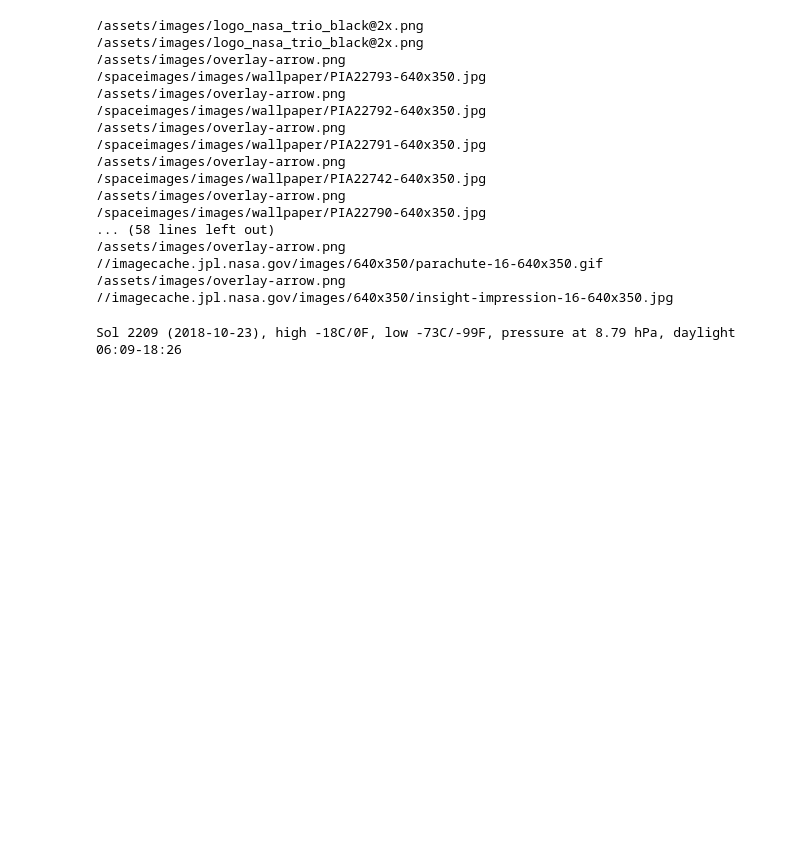
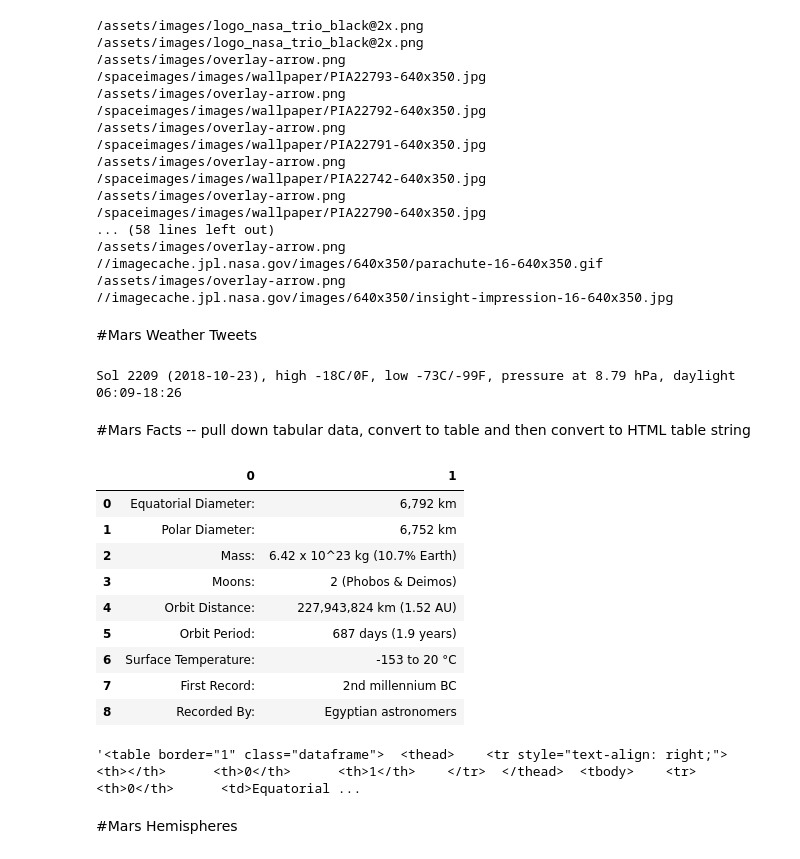
Before and after one commit to MarkovCredit/BootCamp_Spot, a Jupyter notebook: 13_Web_Scraping_Mars/mission_to_mars.ipynb, the cells around one changed output. Saved outputs shown, nothing was run; the diff lists cells and outputs as text; code cells hidden in the pictures; blank space fills up the shorter version.

```diff
--- a/13_Web_Scraping_Mars/mission_to_mars.ipynb
+++ b/13_Web_Scraping_Mars/mission_to_mars.ipynb
@@ -106,6 +107,8 @@ for img in results_2:
 //imagecache.jpl.nasa.gov/images/640x350/parachute-16-640x350.gif
 /assets/images/overlay-arrow.png
 //imagecache.jpl.nasa.gov/images/640x350/insight-impression-16-640x350.jpg
+# %% [markdown]
+#Mars Weather Tweets
 # %%
 twitter_url = 'https://twitter.com/marswxreport?lang=en'
 # %%
@@ -119,3 +122,28 @@ latest_tweet = tweets[0]
 print(latest_tweet)
 # %% [output]
 Sol 2209 (2018-10-23), high -18C/0F, low -73C/-99F, pressure at 8.79 hPa, daylight 06:09-18:26
+# %% [markdown]
+#Mars Facts -- pull down tabular data, convert to table and then convert to HTML table string
+# %%
+mars_f_url = 'https://space-facts.com/mars/'
+tables = pd.read_html(mars_f_url)
+df = tables[0]
+df
+# %% [output]
+|  | 0 | 1 |
+| 0 | Equatorial Diameter: | 6,792 km |
+| 1 | Polar Diameter: | 6,752 km |
+| 2 | Mass: | 6.42 x 10^23 kg (10.7% Earth) |
+| 3 | Moons: | 2 (Phobos & Deimos) |
+| 4 | Orbit Distance: | 227,943,824 km (1.52 AU) |
+| 5 | Orbit Period: | 687 days (1.9 years) |
+| 6 | Surface Temperature: | -153 to 20 °C |
+| 7 | First Record: | 2nd millennium BC |
+| 8 | Recorded By: | Egyptian astronomers |
+# %%
+html_table = df.to_html()
+html_table.replace('\n','')
+# %% [output]
+'<table border="1" class="dataframe">  <thead>    <tr style="text-align: right;">      <th></th>      <th>0</th>      <th>1</th>    </tr>  </thead>  <tbody>    <tr>      <th>0</th>      <td>Equatorial ...
+# %% [markdown]
+#Mars Hemispheres
```
Also changed, not shown: parts of 7 cells of this notebook.
